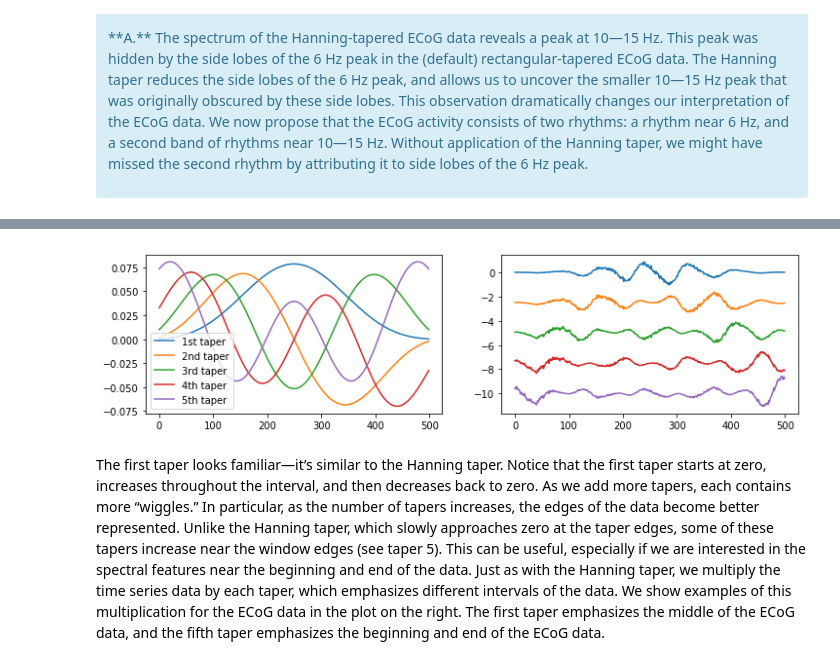
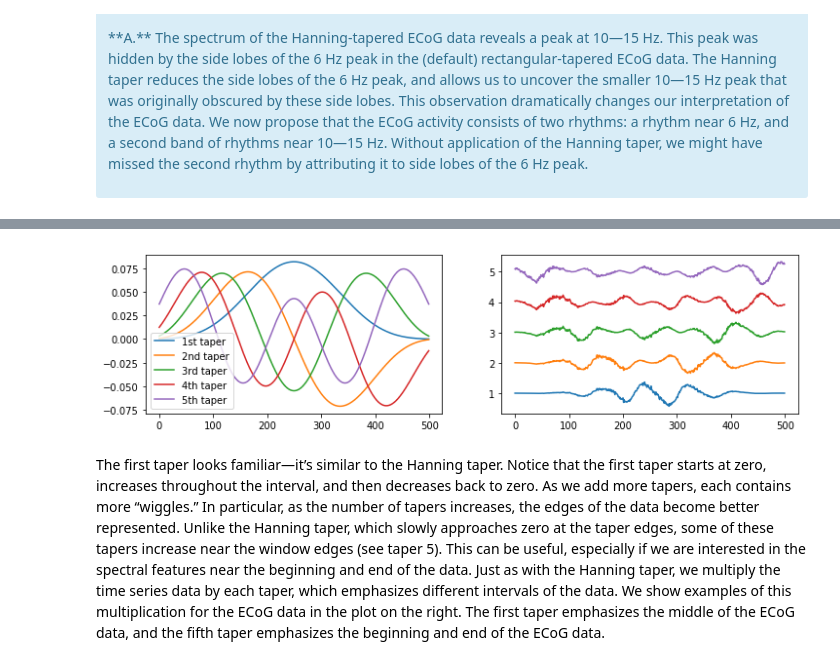
Before and after one commit to Mark-Kramer/Case-Studies-Python, a Jupyter notebook: 6. The Power Spectrum (Part 2)/The Power Spectrum (Part 2).ipynb, the cells around one changed output, grey strips where cells are left out. Drawn from its saved outputs; the diff is of its cells as text; code cells hidden in the pictures.

```diff
--- a/6. The Power Spectrum (Part 2)/The Power Spectrum (Part 2).ipynb
+++ b/6. The Power Spectrum (Part 2)/The Power Spectrum (Part 2).ipynb
@@ -447,15 +447,16 @@ To get a sense for the multitaper method, let’s examine some of the tapers. We
 # %%
-from spectrum import dpss, pmtm
-w, _ = dpss(N, 2.5, 5)
+import nitime.algorithms.spectral as spectrum
+w, _ = spectrum.dpss_windows(N, 3, 5)
 plt.subplot(1, 2, 1)
-plot(w)
+plot(w.T)
 plt.legend(['1st taper','2nd taper','3rd taper','4th taper', '5th taper'])
-filtered_x = np.array([t * x - 2.5*i for t,i in zip(w.T, range(5))])
+filtered_x = np.array([t * x + 2.5*i for t,i in zip(w, range(5))])
 plt.subplot(1,2,2)
 plot(filtered_x.T)
+plt.yticks(np.arange(0, 2.5 * 5, 2.5), [str(i+1) for i in range(5)])
 show()
 # %% [output]
-[figure, old version]
+[figure, new version]
 # %% [markdown]
 The first taper looks familiar—it’s similar to the Hanning taper. Notice that the first taper starts at zero, increases throughout the interval, and then decreases back to zero. As we add more tapers, each contains more “wiggles.” In particular, as the number of tapers increases, the edges of the data become better represented. Unlike the Hanning taper, which slowly approaches zero at the taper edges, some of these tapers increase near the window edges (see taper 5). This can be useful, especially if we are interested in the spectral features near the beginning and end of the data. Just as with the Hanning taper, we multiply the time series data by each taper, which emphasizes different intervals of the data. We show examples of this multiplication for the ECoG data in the plot on the right. The first taper emphasizes the middle of the ECoG data, and the fifth taper emphasizes the beginning and end of the ECoG data.
 
```
Also changed, not shown: parts of 12 cells of this notebook.
